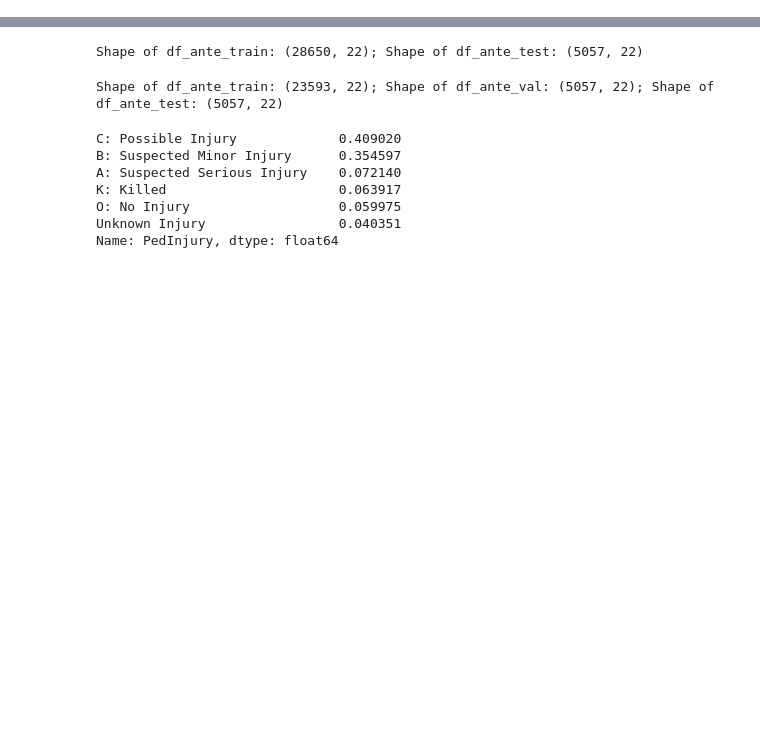
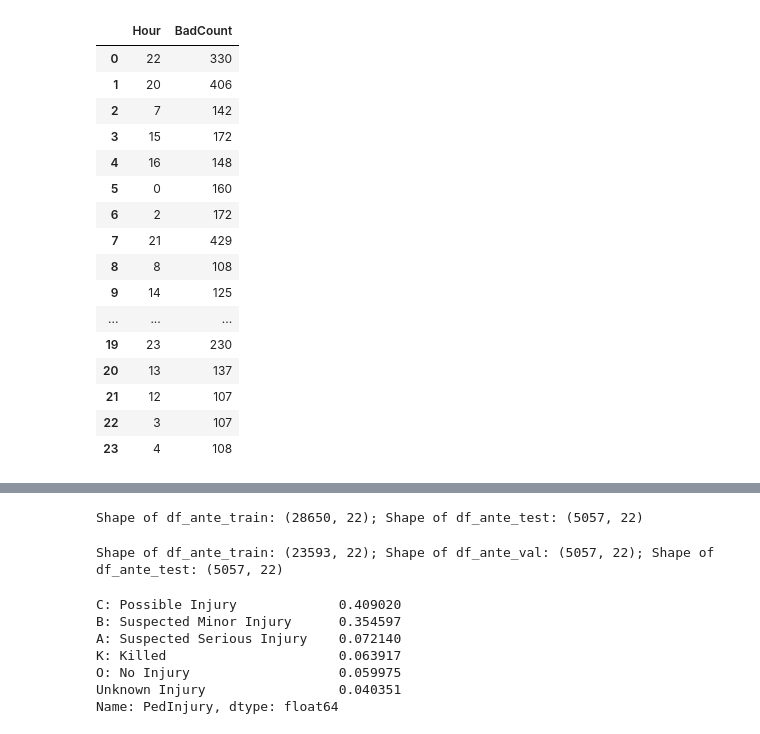
Before and after one commit to danoand/Build_Project_02, a Jupyter notebook: Chapel_Hill_Vehicle_Pedestrian_Accidents.ipynb, the cells around one changed output, grey strips where cells are left out. Saved outputs shown, nothing was run; the diff lists cells and outputs as text; code cells hidden in the pictures; blank space fills up the shorter version.

```diff
--- a/Chapel_Hill_Vehicle_Pedestrian_Accidents.ipynb
+++ b/Chapel_Hill_Vehicle_Pedestrian_Accidents.ipynb
@@ -68,0 +172,24 @@ KeyboardInterrupt:
+# %%
+df_temp_hour_badotcm_count = pd.DataFrame(columns=['Hour', 'BadCount'])
+for item in tmp_dict.items():
+    df_temp_hour_badotcm_count = df_temp_hour_badotcm_count.append({'Hour': item[0], 'BadCount': item[1]}, ignore_index=True)
+
+df_temp_hour_badotcm_count
+# %% [output]
+|  | Hour | BadCount |
+| 0 | 22 | 330 |
+| 1 | 20 | 406 |
+| 2 | 7 | 142 |
+| 3 | 15 | 172 |
+| 4 | 16 | 148 |
+| 5 | 0 | 160 |
+| 6 | 2 | 172 |
+| 7 | 21 | 429 |
+| 8 | 8 | 108 |
+| 9 | 14 | 125 |
+| ... | ... | ... |
+| 19 | 23 | 230 |
+| 20 | 13 | 137 |
+| 21 | 12 | 107 |
+| 22 | 3 | 107 |
+| 23 | 4 | 108 |
```
Also changed, not shown: parts of 11 cells of this notebook.
